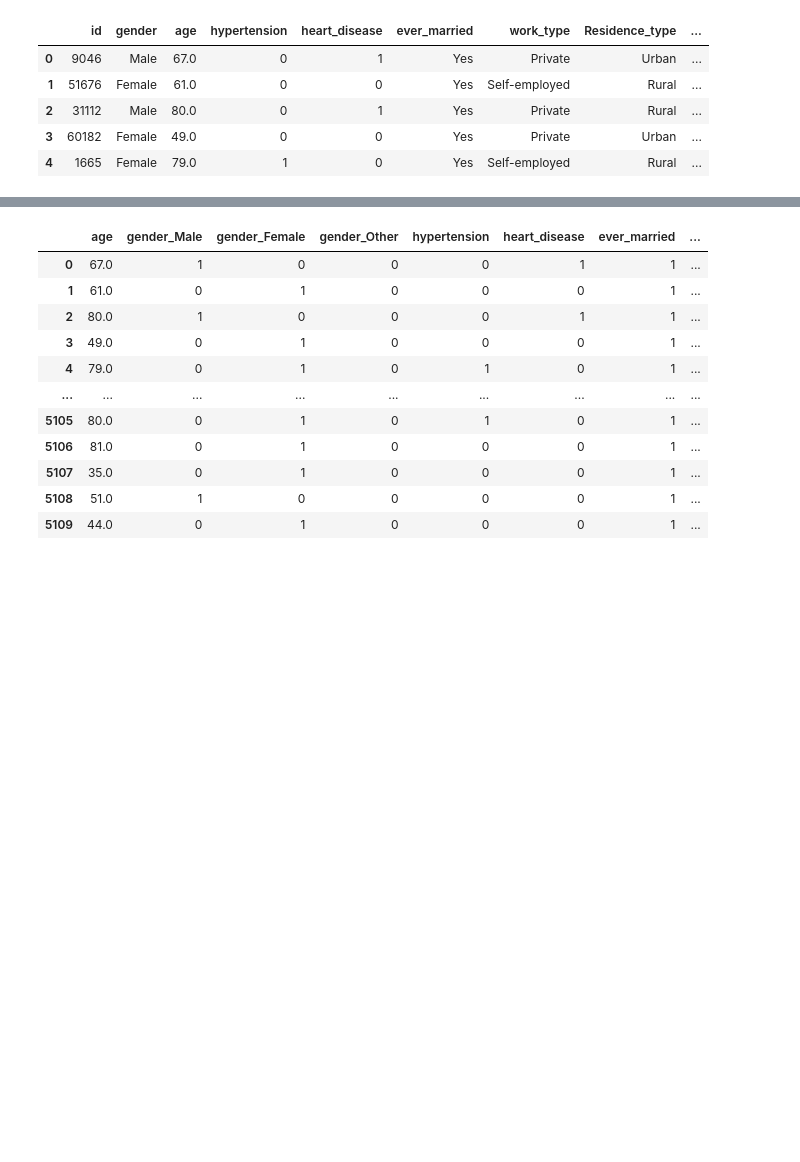
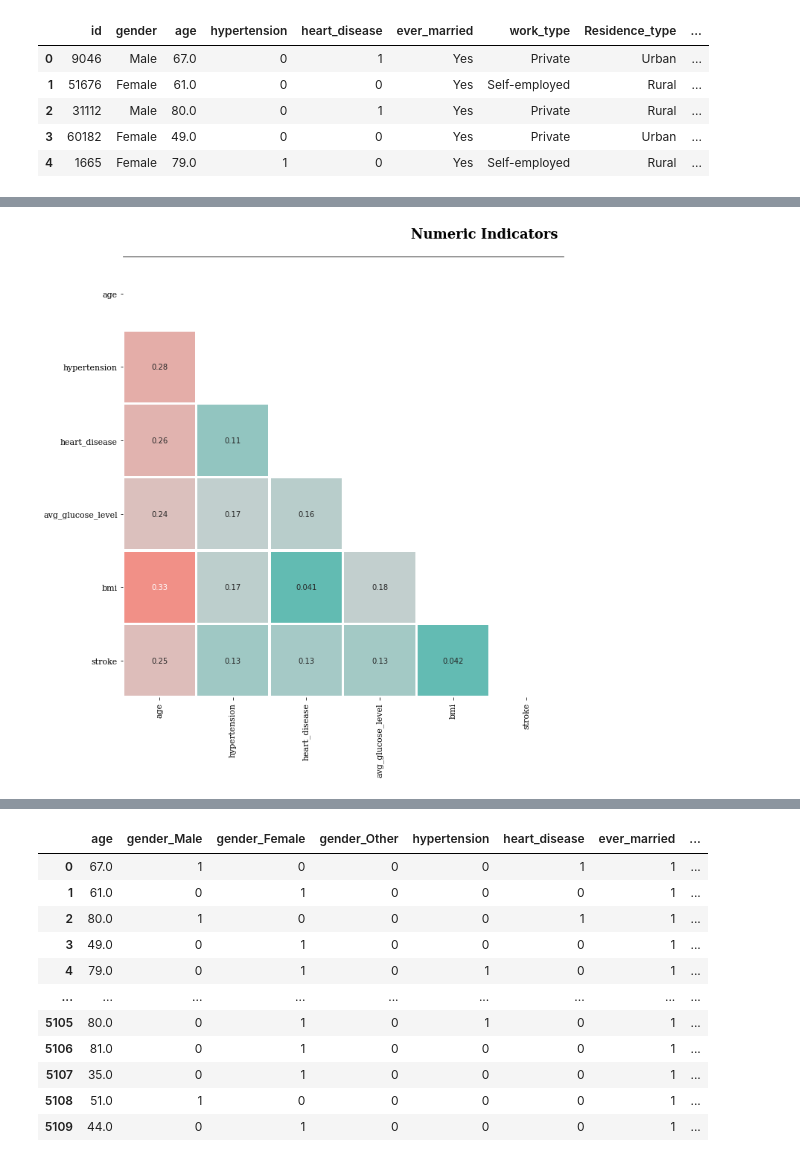
Before and after one commit to makisgrammenos/stroke-prediction, a Jupyter notebook: RandomForest.ipynb, the cells around one changed output, grey strips where cells are left out. Cells and saved outputs as stored; diff of their text form; code cells hidden in the pictures; blank space fills up the shorter version.

```diff
--- a/RandomForest.ipynb
+++ b/RandomForest.ipynb
@@ -29,0 +39,38 @@ df = df.drop('id',axis=1)
+# %%
+import matplotlib
+corr_df = df
+
+#background_color = "#fbfbfb"
+#fig.patch.set_facecolor(background_color) # figure background color
+
+fig, ax = plt.subplots(1, 1, figsize=(10, 10))
+#ax.set_facecolor(background_color)
+corr = corr_df.corr()
+
+mask = np.zeros_like(corr, dtype=np.bool)
+mask[np.triu_indices_from(mask)] = True
+
+colors = ["#45b5aa","lightgray", "#ff6f61"]
+cmap = matplotlib.colors.LinearSegmentedColormap.from_list("", colors)
+
+sns.heatmap(corr,
+            square=True,
+            mask=mask,
+            linewidth=2.5,
+            vmax=0.4, vmin=0,
+            cmap=cmap,
+            cbar=False,
+            ax=ax,annot=True)
+
+ax.set_yticklabels(ax.get_xticklabels(), fontfamily='serif', rotation = 0, fontsize=11)
+ax.set_xticklabels(ax.get_xticklabels(), fontfamily='serif', rotation=90, fontsize=11)
+
+ax.spines['top'].set_visible(True)
+
+fig.text(0.97, 1.02, 'Numeric Indicators', fontweight='bold', fontfamily='serif', fontsize=18, ha='right')
+
+
+plt.tight_layout()
+plt.show()
+# %% [output]
+[figure, added]
```
Also changed, not shown: parts of 37 cells of this notebook, 2 other files.
